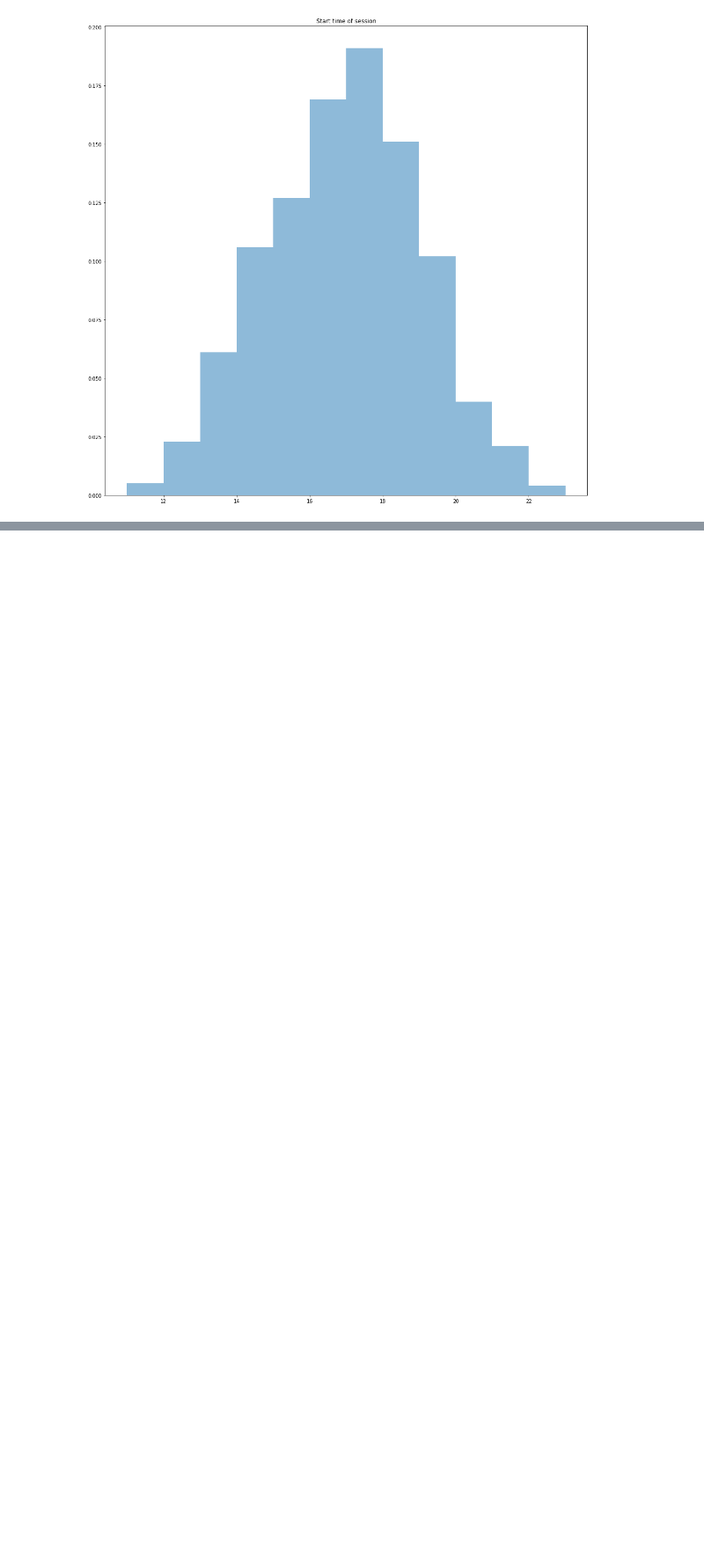
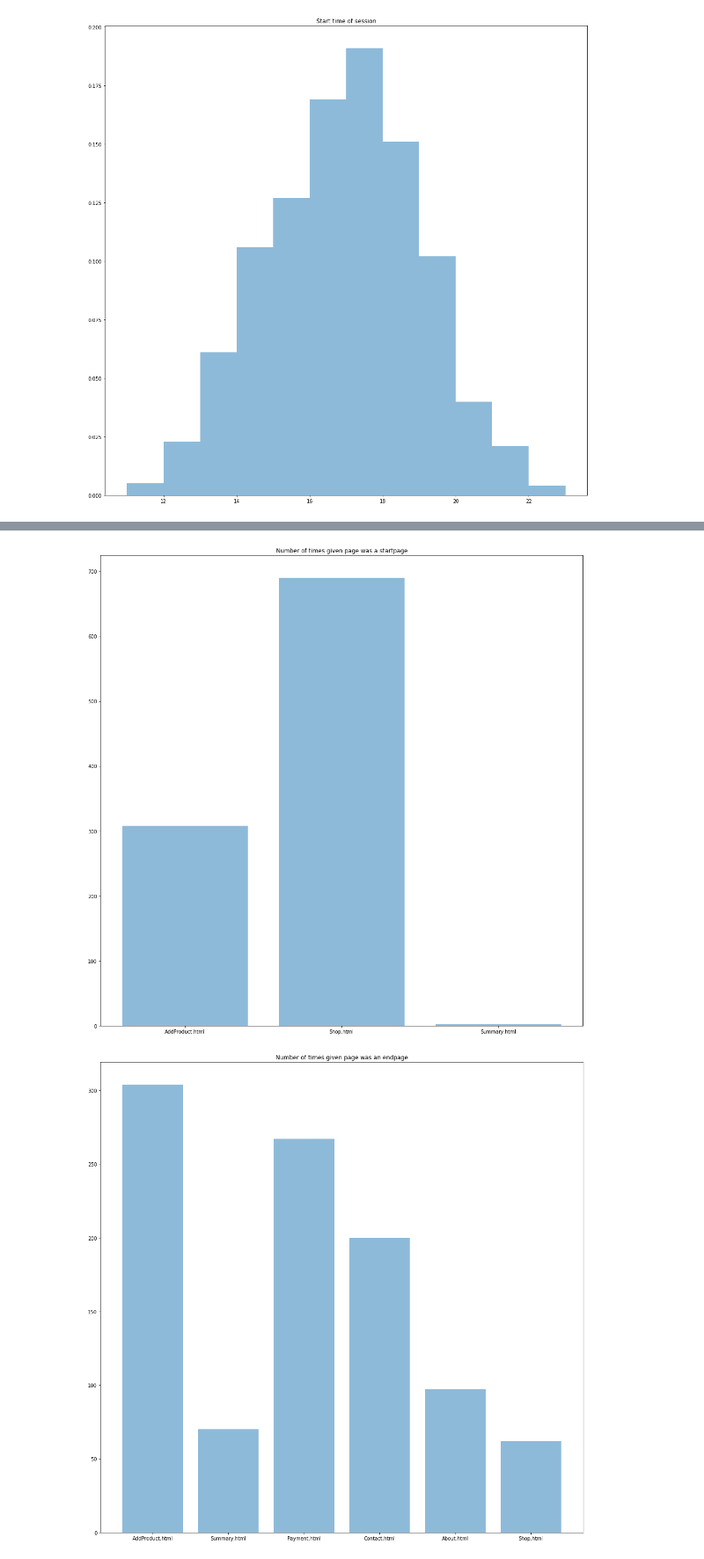
Before and after one commit to JonothorDarry/ZI_Tomczykland, a Jupyter notebook: Lab7_LogAnalysis/Lab10_Logs.ipynb, the cells around one changed output, grey strips where cells are left out. Shown at 88% size. Saved outputs shown, nothing was run; the diff lists cells and outputs as text; code cells hidden in the pictures; blank space fills up the shorter version.

```diff
--- a/Lab7_LogAnalysis/Lab10_Logs.ipynb
+++ b/Lab7_LogAnalysis/Lab10_Logs.ipynb
@@ -78,23 +78,26 @@ class Handler:
         self.hardthet=2400
         self.hardgamm=900
 
-    def appendor(self, req):
-        self.currdic[req.ip]={"Start":req.time, "End":req.time, "Pages":{pagetonumb[req.page]}, "Attainable":set(LINKS[pagetonumb[req.page]]), "Requests":1}
+    def appendor(self, req, numb):
+        self.currdic[req.ip]={"Start":req.time, "End":req.time, "Pages":{pagetonumb[req.page]}, "Attainable":set(LINKS[pagetonumb[req.page]]),
+                              "Requests":1, "Pathway":[req.page], "Number":[numb]}
         self.sesslist.append([req.ip, self.currdic[req.ip]])
 
     def add(self, req, numb):
         if (req.ip not in self.currdic):
-            self.appendor(req)
+            self.appendor(req, numb)
         elif(self.currdic[req.ip]["Start"]<req.time-self.hardthet or
              self.currdic[req.ip]["End"]<req.time-self.hardgamm or
              pagetonumb[req.page] not in self.currdic[req.ip]["Attainable"]
             ):
-            self.appendor(req)
+            self.appendor(req, numb)
         else:
             self.currdic[req.ip]["End"]=req.time
             self.currdic[req.ip]["Attainable"]|=set(LINKS[pagetonumb[req.page]])
             self.currdic[req.ip]["Pages"]|={pagetonumb[req.page]}
             self.currdic[req.ip]["Requests"]+=1
+            self.currdic[req.ip]["Pathway"].append(req.page)
+            self.currdic[req.ip]["Number"].append(numb)
 
 def counter(lst):
     dic={}
@@ -181,0 +153,20 @@ class Computer:
+# %%
+#How many times given site was an entrypoint?
+fig, ax=plt.subplots(1, 1, figsize=(18, 18))
+ax.set_title('Number of times given page was a startpage')
+lst=[x[1]["Pathway"][0] for x in haha.sesslist]
+dic=counter(lst)
+ax.bar(dic.keys(), dic.values(), alpha=0.5)
+plt.show()
+
+
+#How many times given site was an entrypoint?
+fig, ax=plt.subplots(1, 1, figsize=(18, 18))
+ax.set_title('Number of times given page was an endpage')
+lst=[x[1]["Pathway"][len(x[1]["Pathway"])-1] for x in haha.sesslist]
+dic=counter(lst)
+ax.bar(dic.keys(), dic.values(), alpha=0.5)
+plt.show()
+# %% [output]
+[figure, added]
+[figure, added]
```
Also changed, not shown: parts of 4 cells of this notebook.
